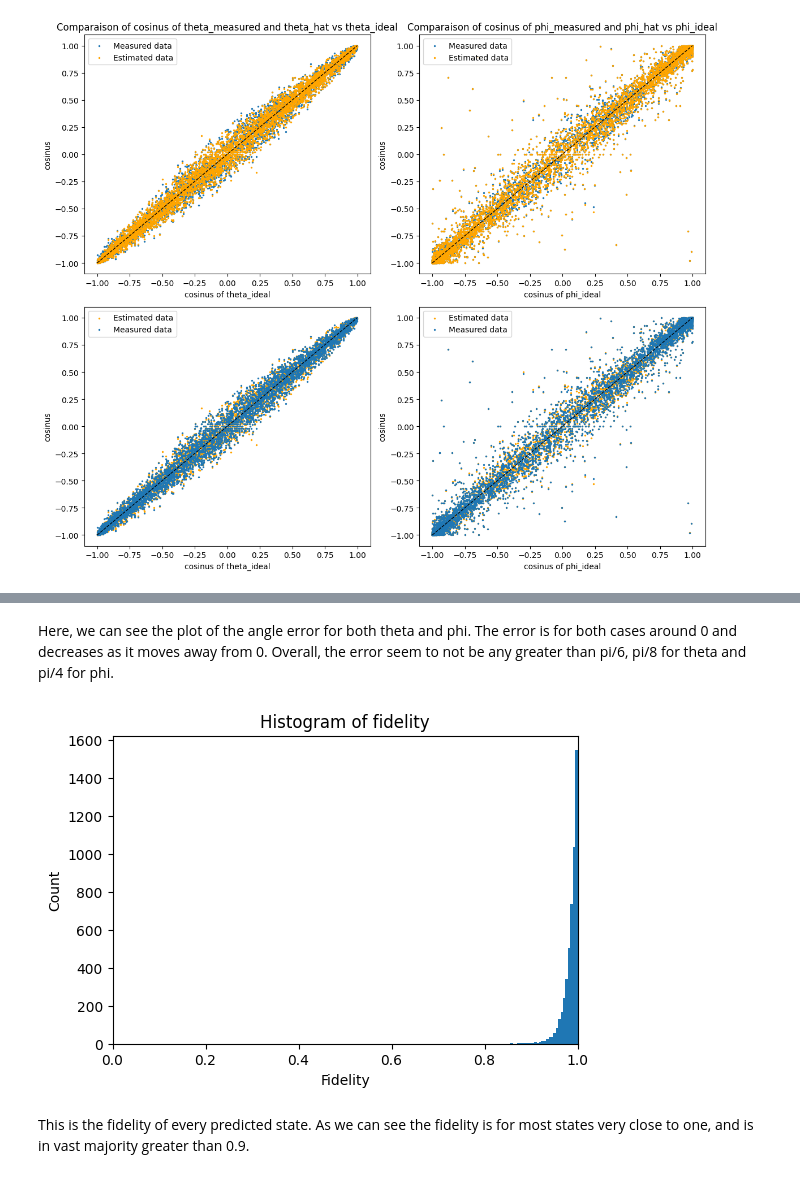
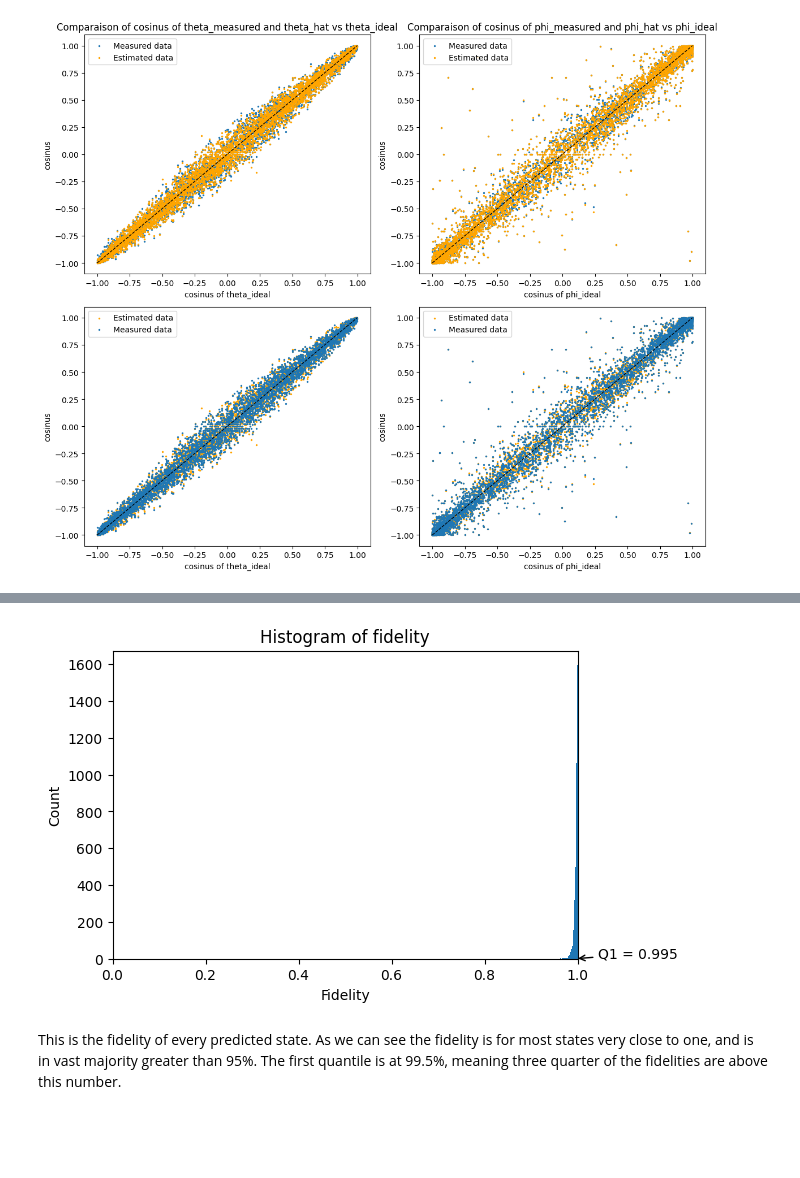
Before and after one commit to TonyPansera/Quantum-state-tomography, a Jupyter notebook: models/MLE/maximum_likelihood_estimation.ipynb, the cells around one changed output, grey strips where cells are left out. Cells and saved outputs as stored; diff of their text form; code cells hidden in the pictures; blank space fills up the shorter version.

```diff
--- a/models/MLE/maximum_likelihood_estimation.ipynb
+++ b/models/MLE/maximum_likelihood_estimation.ipynb
@@ -190,7 +198,7 @@ nx_mes, ny_mes, nz_mes = bloch_from_angles(df["theta_measured"].values, df["phi_
 
 # Computing fidelity according to the formula
 dot_prod_mes = nx_true * nx_mes + ny_true * ny_mes + nz_true * nz_mes
-df["fidelity_mes"] = np.abs(dot_prod_mes) ** 2
+df["fidelity_mes"] = (np.abs(dot_prod_mes) + 1.0) / 2.0
 d_mes = np.arccos(dot_prod_mes).mean()
 
 bias_theta_mes = df["theta_mes_error"].mean()
@@ -309,7 +319,7 @@ def neg_log_likelihood(params, row):
 
 def mle_row(row):
     # First estimation of theta and phi (based on the mean)
-    theta0, phi0 = angles_from_bloch(df.iloc[row]["X_mean"], df.iloc[row]["Y_mean"], df.iloc[row]["Z_mean"])
+    theta0, phi0 = df.iloc[row]["theta_measured"], df.iloc[row]["phi_measured"]
 
     # Keep theta between 0 and pi and phi between 0 and 2pi
     bounds = [(0.0, np.pi), (0.0, 2.0 * np.pi)]
@@ -328,5 +338,3 @@ def mle_row(row):
     phi_hat = phi_hat % (2.0 * np.pi)
 
     return theta_hat, phi_hat
-
-df.head()
@@ -383,7 +383,7 @@ nx_hat, ny_hat, nz_hat = bloch_from_angles(df["theta_hat"], df["phi_hat"])
 # Computing fidelity according to the formula
 # Using nx_true, ny_true and nz_true from the vector calculated in the previous section
 dot_prod = nx_true * nx_hat + ny_true * ny_hat + nz_true * nz_hat
-df["fidelity"] = np.abs(dot_prod) ** 2
+df["fidelity"] = (np.abs(dot_prod) + 1.0) / 2.0
 d = np.arccos(dot_prod).mean()
 
 bias_theta = df["theta_error"].mean()
@@ -619,15 +577,17 @@ plt.show()
-# %% [markdown]
-Here, we can see the plot of the angle error for both theta and phi. The error is for both cases around 0 and decreases as it moves away from 0. Overall, the error seem to not be any greater than pi/6, pi/8 for theta and pi/4 for phi.
 # %%
+q1 = df["fidelity"].quantile(0.25)
+
 plt.figure(figsize=(6, 4))
 plt.hist(df["fidelity"], bins=30)
+plt.annotate(f"Q1 = {q1:.3f}", xy=(q1, 0), xytext=(q1+0.05, 5),
+             arrowprops=dict(arrowstyle="->"))
 plt.title("Histogram of fidelity")
 plt.xlabel("Fidelity")
 plt.ylabel("Count")
 plt.xlim(0, 1)
 
 plt.show()
 # %% [output]
-[figure, old version]
+[figure, new version]
 # %% [markdown]
-This is the fidelity of every predicted state. As we can see the fidelity is for most states very close to one, and is in vast majority greater than 0.9.
+This is the fidelity of every predicted state. As we can see the fidelity is for most states very close to one, and is in vast majority greater than 95%. The first quantile is at 99.5%, meaning three quarter of the fidelities are above this number.
```
Also changed, not shown: parts of 30 cells of this notebook, 3 other files.
